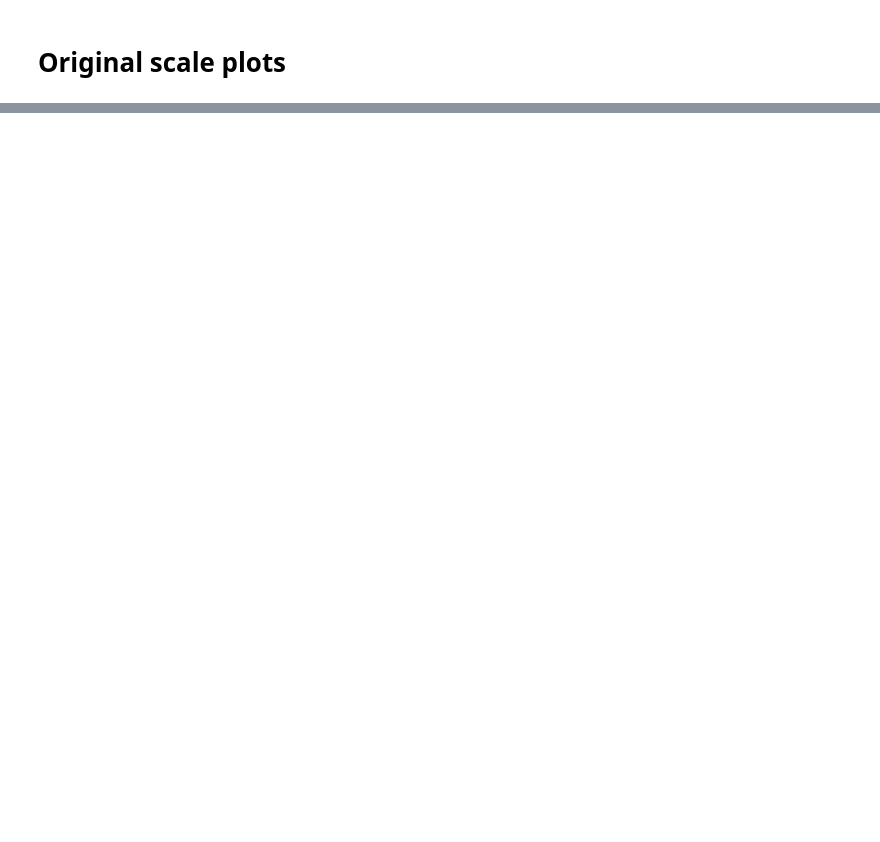
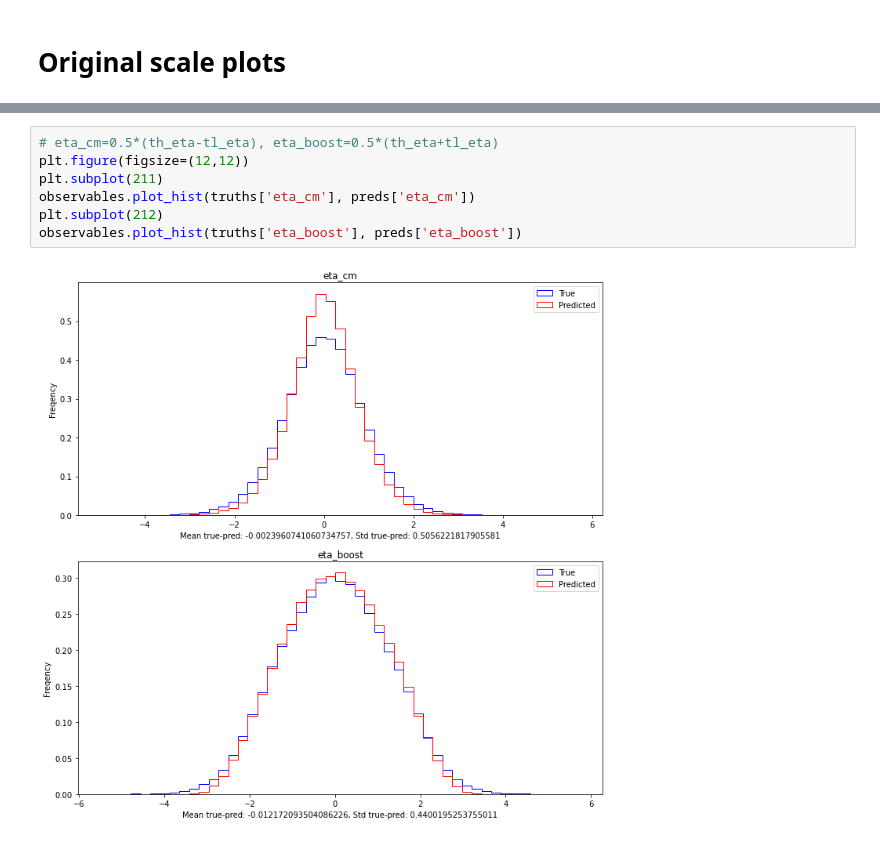
Before and after one commit to SNIPRS/top_ml, a Jupyter notebook: runs/weight_jet_inputs.ipynb, the cells around one changed output, grey strips where cells are left out. Saved outputs shown, nothing was run; the diff lists cells and outputs as text; blank space fills up the shorter version.

```diff
--- a/runs/weight_jet_inputs.ipynb
+++ b/runs/weight_jet_inputs.ipynb
@@ -307,0 +309,9 @@ Analysis.predicted_vs_true(predictions_origscale, true_origscale, Y_keys, True)
+# %%
+# eta_cm=0.5*(th_eta-tl_eta), eta_boost=0.5*(th_eta+tl_eta)
+plt.figure(figsize=(12,12))
+plt.subplot(211)
+observables.plot_hist(truths['eta_cm'], preds['eta_cm'])
+plt.subplot(212)
+observables.plot_hist(truths['eta_boost'], preds['eta_boost'])
+# %% [output]
+[figure, added]
```
Also changed, not shown: parts of 20 cells of this notebook, 1 other file.
